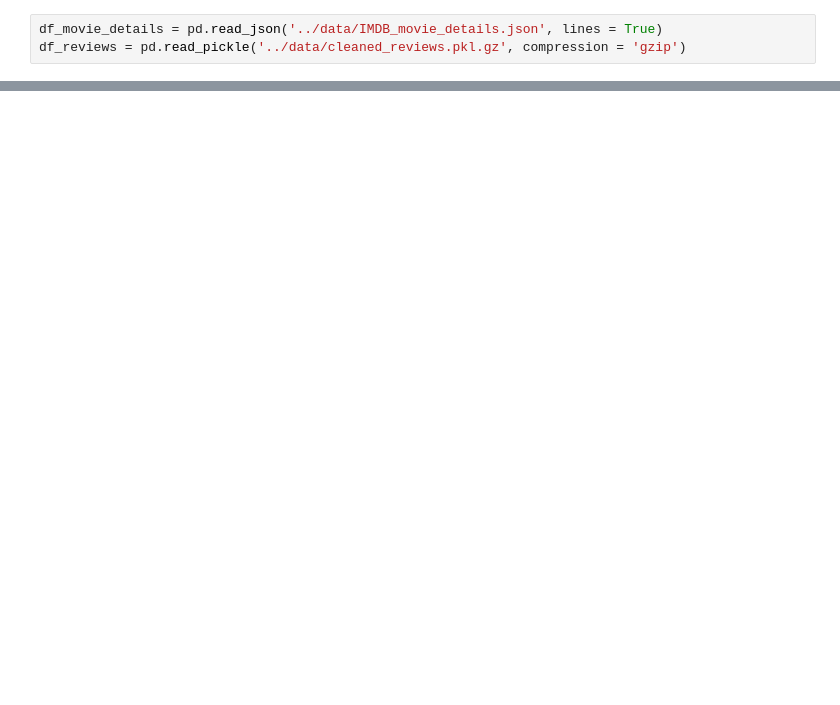
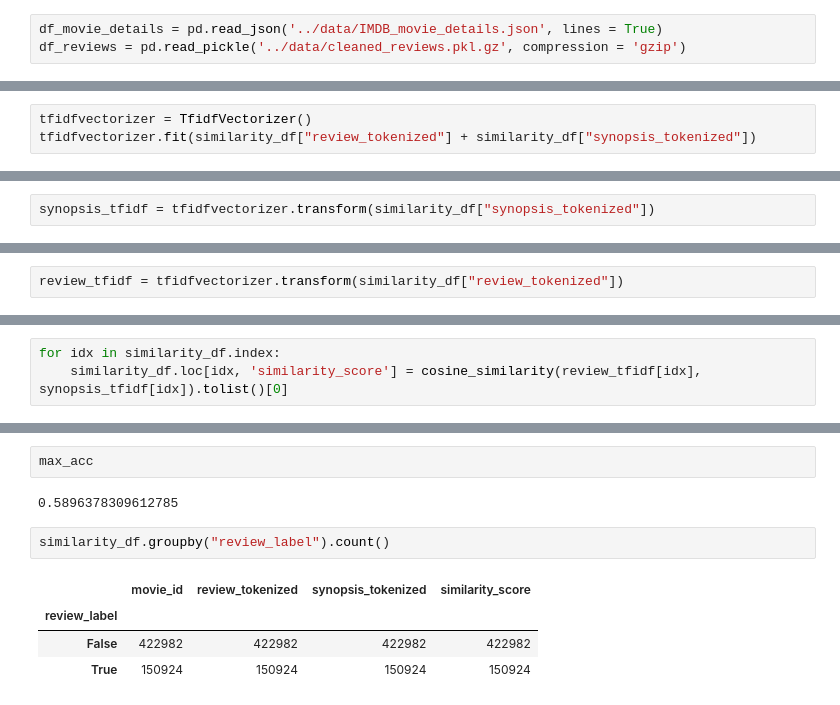
Before and after one commit to vincentaurellio/CS3244, a Jupyter notebook: src/word2vec.ipynb, the cells around one changed output, grey strips where cells are left out. Saved outputs shown, nothing was run; the diff lists cells and outputs as text; blank space fills up the shorter version.

```diff
--- a/src/word2vec.ipynb
+++ b/src/word2vec.ipynb
@@ -19,0 +61,3 @@ ValueError: operands could not be broadcast together with shapes (114783,) (0,)
+# %%
+tfidfvectorizer = TfidfVectorizer()
+tfidfvectorizer.fit(similarity_df["review_tokenized"] + similarity_df["synopsis_tokenized"])
@@ -19,0 +66,2 @@ ValueError: operands could not be broadcast together with shapes (114783,) (0,)
+# %%
+synopsis_tfidf = tfidfvectorizer.transform(similarity_df["synopsis_tokenized"])
@@ -19,0 +73,2 @@ ValueError: operands could not be broadcast together with shapes (114783,) (0,)
+# %%
+review_tfidf = tfidfvectorizer.transform(similarity_df["review_tokenized"])
@@ -19,0 +80,3 @@ ValueError: operands could not be broadcast together with shapes (114783,) (0,)
+# %%
+for idx in similarity_df.index:
+    similarity_df.loc[idx, 'similarity_score'] = cosine_similarity(review_tfidf[idx], synopsis_tfidf[idx]).tolist()[0]
@@ -19,0 +114,11 @@ ValueError: operands could not be broadcast together with shapes (114783,) (0,)
+# %%
+max_acc
+# %% [output]
+0.5896378309612785
+# %%
+similarity_df.groupby("review_label").count()
+# %% [output]
+|  | movie_id | review_tokenized | synopsis_tokenized | similarity_score |
+| review_label |  |  |  |  |
+| False | 422982 | 422982 | 422982 | 422982 |
+| True | 150924 | 150924 | 150924 | 150924 |
```
Also changed, not shown: parts of 22 cells of this notebook, 1 other file.
